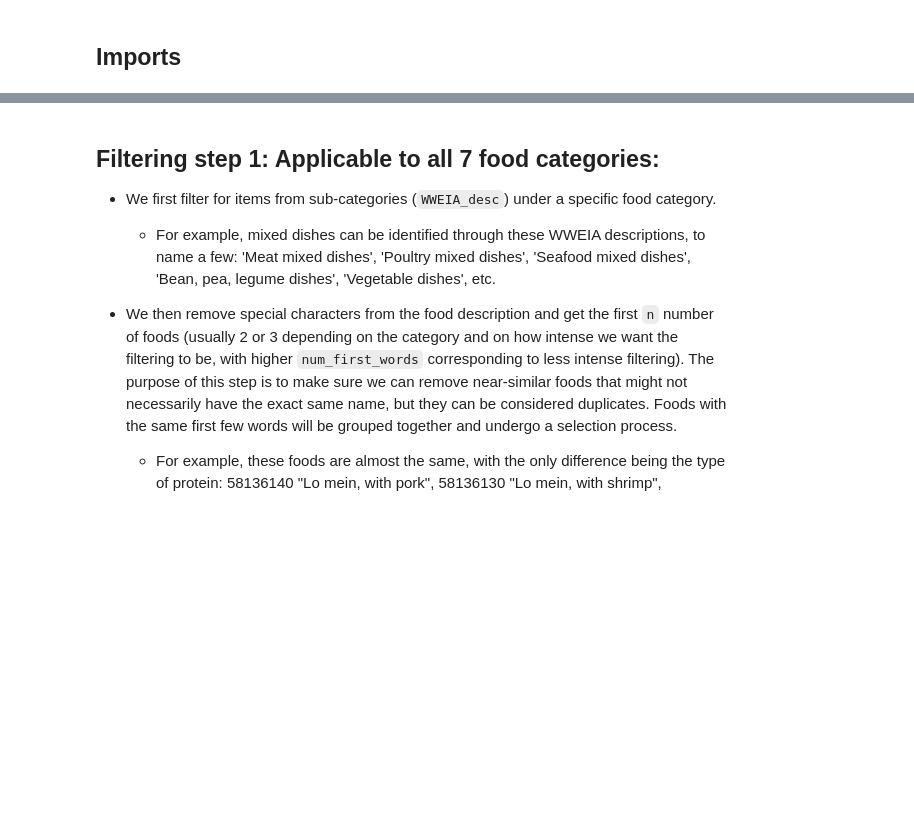
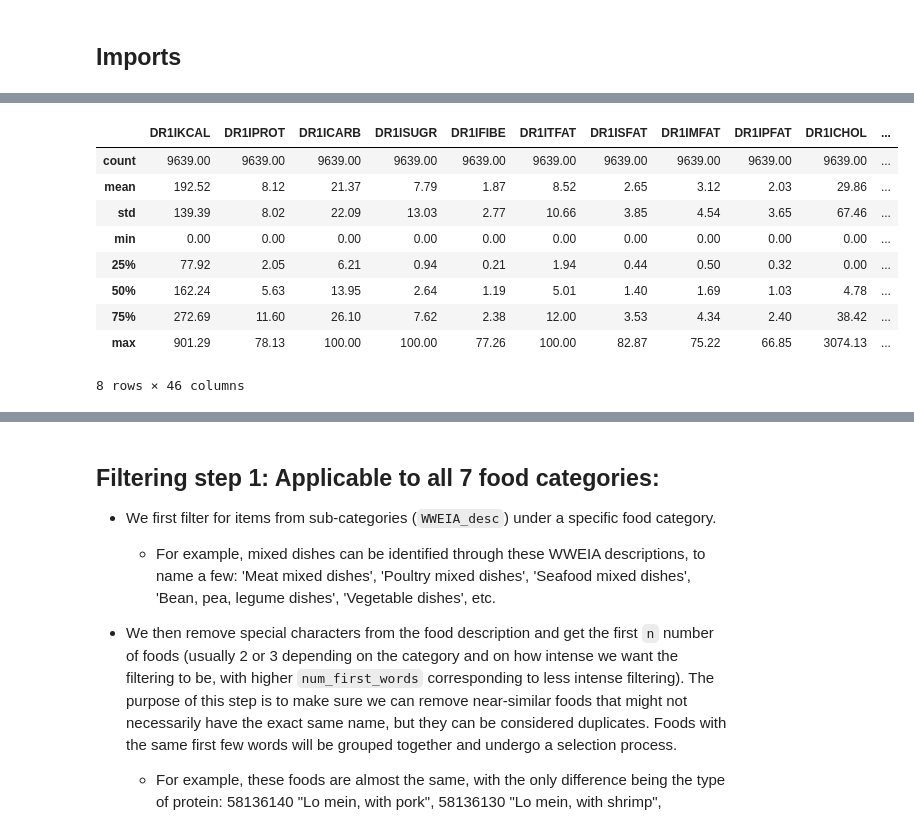
Before and after one commit to Yiyang-Ian-Li/NGQA, a Jupyter notebook: overall_pipeline/1_food_lists_creation.ipynb, the cells around one changed output, grey strips where cells are left out. Saved outputs shown, nothing was run; the diff lists cells and outputs as text; code cells hidden in the pictures; blank space fills up the shorter version.

```diff
--- a/overall_pipeline/1_food_lists_creation.ipynb
+++ b/overall_pipeline/1_food_lists_creation.ipynb
@@ -35,0 +146,14 @@ import logging
+# %%
+# Create a new DataFrame for the nutritional data
+df_nutrition = pd.DataFrame()
+df_nutrition['food_id'] = df_food['food_id'].unique()
+df_food = df_food.dropna(subset=['DR1IGRMS'])
+for col in df_food.columns.tolist()[3:]:
+    df_food[col] = df_food[col] / df_food['DR1IGRMS'] * 100
+
+df_food.drop(['SEQN', 'DR1IGRMS'], axis=1, inplace=True)
+
+df_food = df_food.groupby('food_id').mean().reset_index()
+df_food = df_food.fillna(0)
+df_food['food_id'] = df_food['food_id'].astype(int)
+df_nutrition = df_nutrition.merge(df_food, how='left', on='food_id')
@@ -35,0 +202,13 @@ import logging
+# %%
+df_nutrition.describe().round(2)
+# %% [output]
+|  | DR1IKCAL | DR1IPROT | DR1ICARB | DR1ISUGR | DR1IFIBE | DR1ITFAT | DR1ISFAT | DR1IMFAT | DR1IPFAT | DR1ICHOL | ... |
+| count | 9639.00 | 9639.00 | 9639.00 | 9639.00 | 9639.00 | 9639.00 | 9639.00 | 9639.00 | 9639.00 | 9639.00 | ... |
+| mean | 192.52 | 8.12 | 21.37 | 7.79 | 1.87 | 8.52 | 2.65 | 3.12 | 2.03 | 29.86 | ... |
+| std | 139.39 | 8.02 | 22.09 | 13.03 | 2.77 | 10.66 | 3.85 | 4.54 | 3.65 | 67.46 | ... |
+| min | 0.00 | 0.00 | 0.00 | 0.00 | 0.00 | 0.00 | 0.00 | 0.00 | 0.00 | 0.00 | ... |
+| 25% | 77.92 | 2.05 | 6.21 | 0.94 | 0.21 | 1.94 | 0.44 | 0.50 | 0.32 | 0.00 | ... |
+| 50% | 162.24 | 5.63 | 13.95 | 2.64 | 1.19 | 5.01 | 1.40 | 1.69 | 1.03 | 4.78 | ... |
+| 75% | 272.69 | 11.60 | 26.10 | 7.62 | 2.38 | 12.00 | 3.53 | 4.34 | 2.40 | 38.42 | ... |
+| max | 901.29 | 78.13 | 100.00 | 100.00 | 77.26 | 100.00 | 82.87 | 75.22 | 66.85 | 3074.13 | ... |
+8 rows × 46 columns
```
Also changed, not shown: parts of 58 cells of this notebook, 1 other file.
